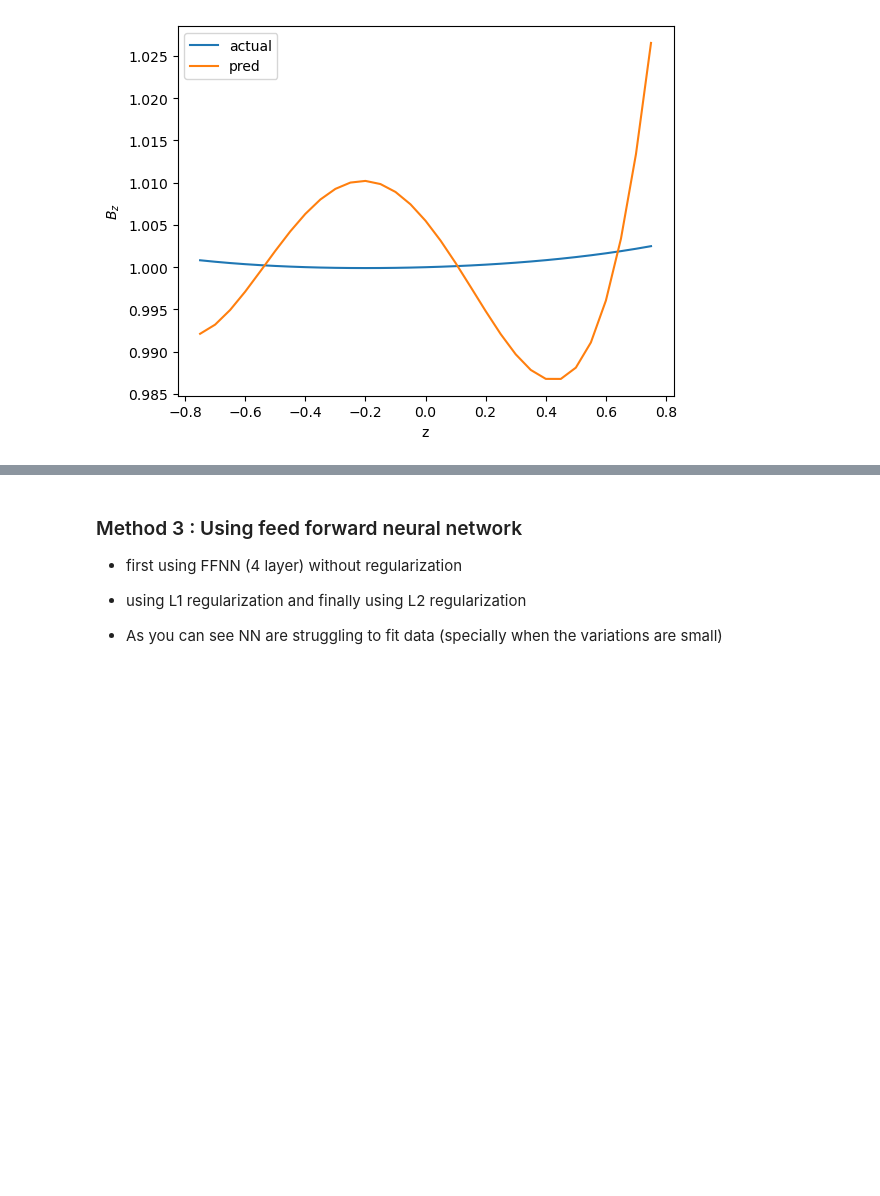
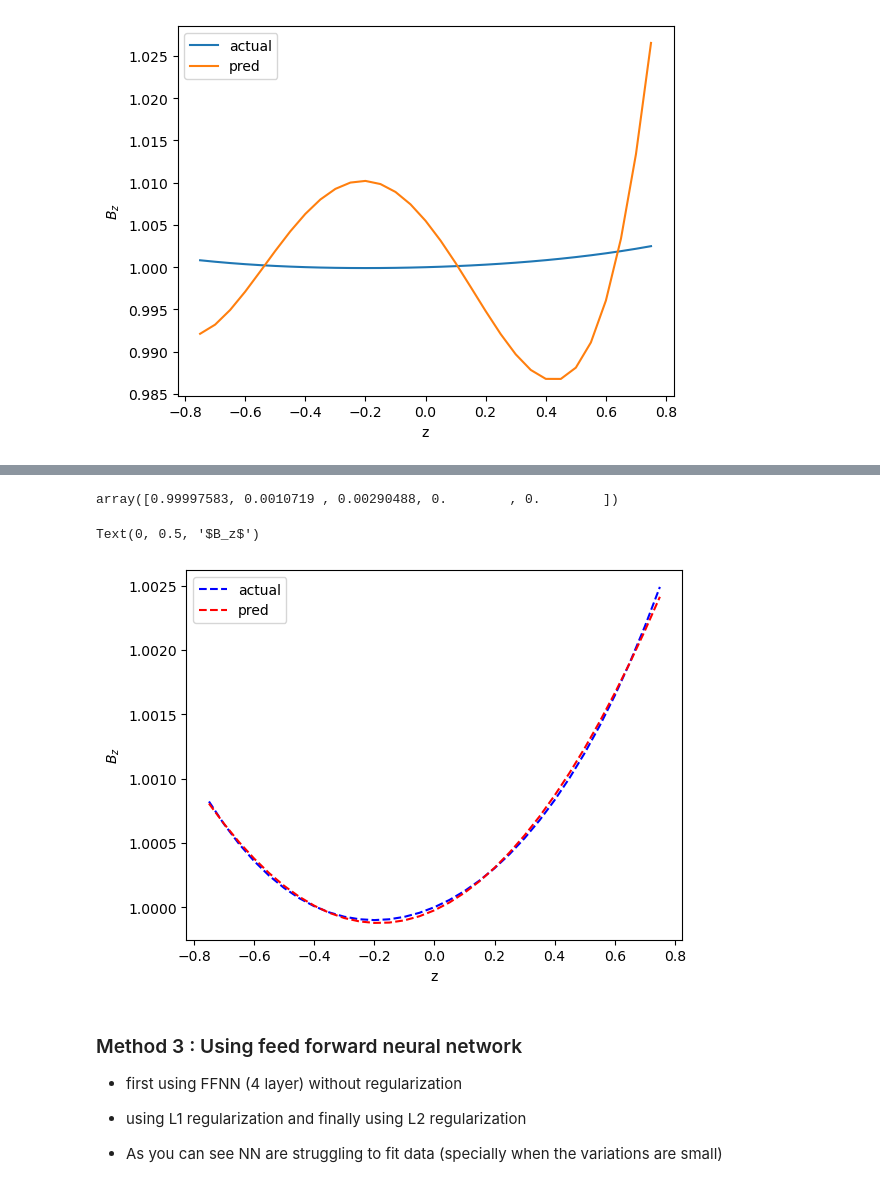
Before and after one commit to piyamure/PHY_Brad, a Jupyter notebook: fit_magtic_field_line.ipynb, the cells around one changed output, grey strips where cells are left out. Drawn from its saved outputs; the diff is of its cells as text; code cells hidden in the pictures; blank space fills up the shorter version.

```diff
--- a/fit_magtic_field_line.ipynb
+++ b/fit_magtic_field_line.ipynb
@@ -180,3 +265,41 @@ Text(0, 0.5, '$B_z$')
+# %%
+# magentic field data along line
+
+x = np.linspace(-0.75,0.75,N)
+Bz = cf[0]  + cf[1]*x + cf[2]*x**2 + cf[3]*x**3 + cf[4]*x**4
+
+def get_ploy_x(x):
+    X = np.zeros((x.shape[0],5))
+    for i in range(5):
+        X[:,i] = x**i
+    return X
+# poly library
+X = get_ploy_x(x)
+# %%
+def SINDy(X,Bz,lam):
+    w_i = np.linalg.lstsq(X,Bz,rcond=None)[0] # get the initial guess via least -square solution
+
+    for i in range(10):
+        small_indices = w_i <lam                  # threshold the small indices
+        w_i[small_indices] = 0
+        w_i[~small_indices] = np.linalg.lstsq(X[:,~small_indices],Bz,rcond=None)[0]
+
+    return w_i
+# %%
+w_sparse = SINDy(X,Bz,1e-3)
+w_sparse
+# %% [output]
+array([0.99997583, 0.0010719 , 0.00290488, 0.        , 0.        ])
+# %%
+Bz_pred = X @ w_sparse
+plt.plot(x,Bz,'b--', label='actual')
+plt.plot(x,Bz_pred,'r--',label='pred')
+plt.legend()
+plt.xlabel('z')
+plt.ylabel(r'$B_z$')
+# %% [output]
+Text(0, 0.5, '$B_z$')
+[figure, added]
 # %% [markdown]
 ### Method 3 : Using feed forward neural network
 
```
Also changed, not shown: parts of 11 cells of this notebook.
